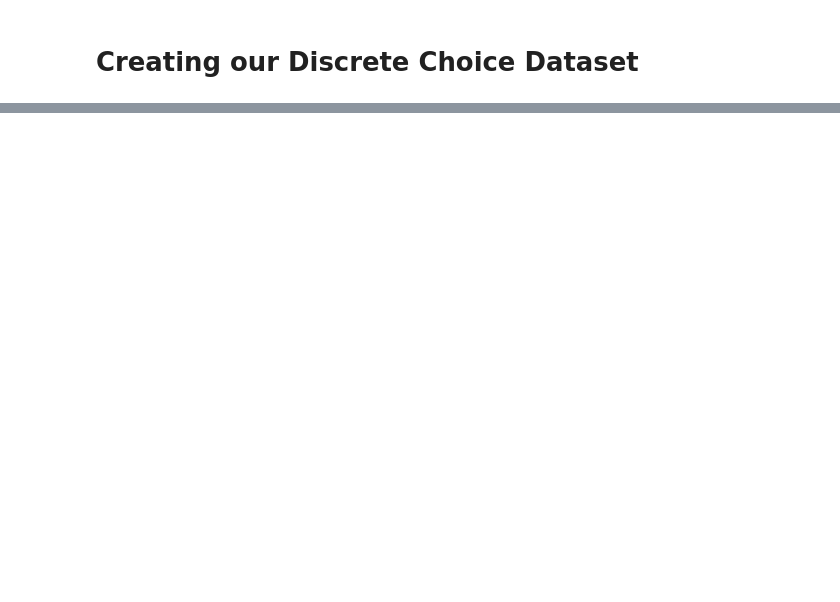
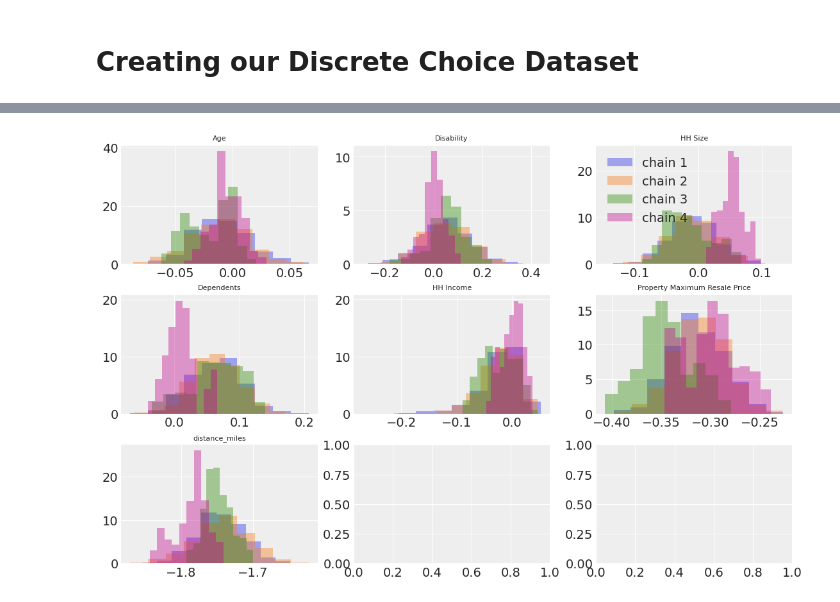
Before and after one commit to BU-Spark/pitne-affordable-housing-efficacy, a Jupyter notebook: fa25-team-b/eda/Bayesian_Model.ipynb, the cells around one changed output, grey strips where cells are left out. Saved outputs shown, nothing was run; the diff lists cells and outputs as text; code cells hidden in the pictures; blank space fills up the shorter version.

```diff
--- a/fa25-team-b/eda/Bayesian_Model.ipynb
+++ b/fa25-team-b/eda/Bayesian_Model.ipynb
@@ -422,0 +367,13 @@ for fe in range(len(X_FE.columns)):
+# %%
+fig, axs = plt.subplots(ncols = 3, nrows = 3, figsize=(11,7))
+axs = axs.flatten()
+
+for col in range(beta_post.shape[2]):
+    for chain in range(beta_post.shape[0]):
+        axs[col].hist(beta_post[chain,:,col], density=True, label=f"chain {chain+1}", alpha = 0.4)
+    axs[col].set_title(f"{features[col]}", fontsize=8)
+
+axs[2].legend()
+plt.show()
+# %% [output]
+[figure, added]
```
Also changed, not shown: parts of 36 cells of this notebook.
